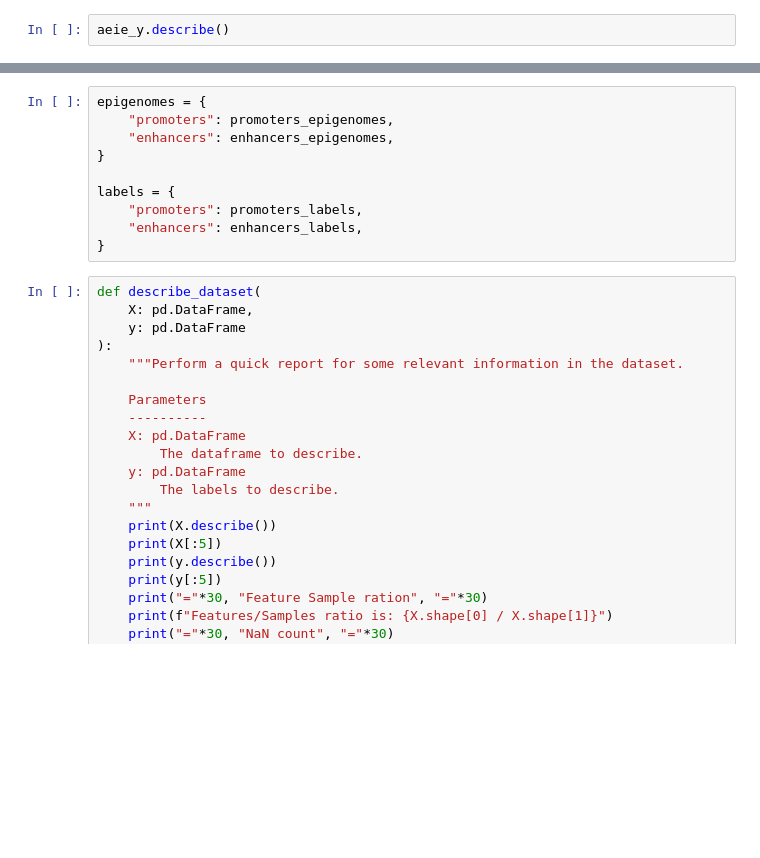
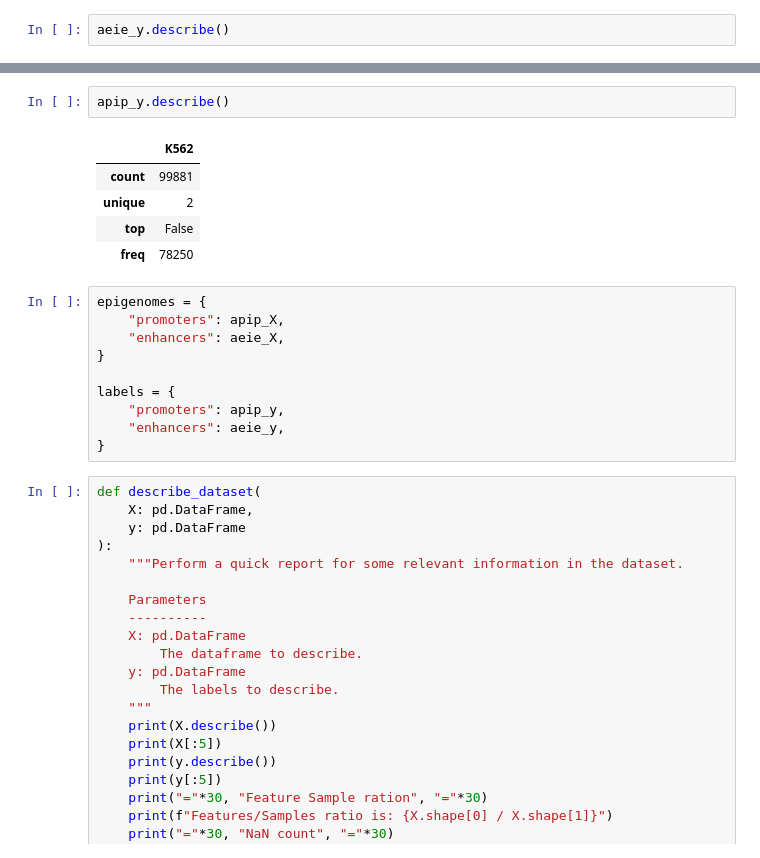
Before and after one commit to Stefano-t/multimodal-k562-cell-line-prediction, a Jupyter notebook: k562_prediction.ipynb, the cells around one changed output, grey strips where cells are left out. Drawn from its saved outputs; the diff is of its cells as text; blank space fills up the shorter version.

```diff
--- a/k562_prediction.ipynb
+++ b/k562_prediction.ipynb
@@ -86,12 +108,20 @@ aeie_y.describe()
+# %%
+apip_y.describe()
+# %% [output]
+|  | K562 |
+| count | 99881 |
+| unique | 2 |
+| top | False |
+| freq | 78250 |
 # %%
 epigenomes = {
-    "promoters": promoters_epigenomes,
-    "enhancers": enhancers_epigenomes,
+    "promoters": apip_X,
+    "enhancers": aeie_X,
 }
 
 labels = {
-    "promoters": promoters_labels,
-    "enhancers": enhancers_labels,
+    "promoters": apip_y,
+    "enhancers": aeie_y,
 }
 # %%
 def describe_dataset(
```
Also changed, not shown: parts of 8 cells of this notebook, 1 other file.
